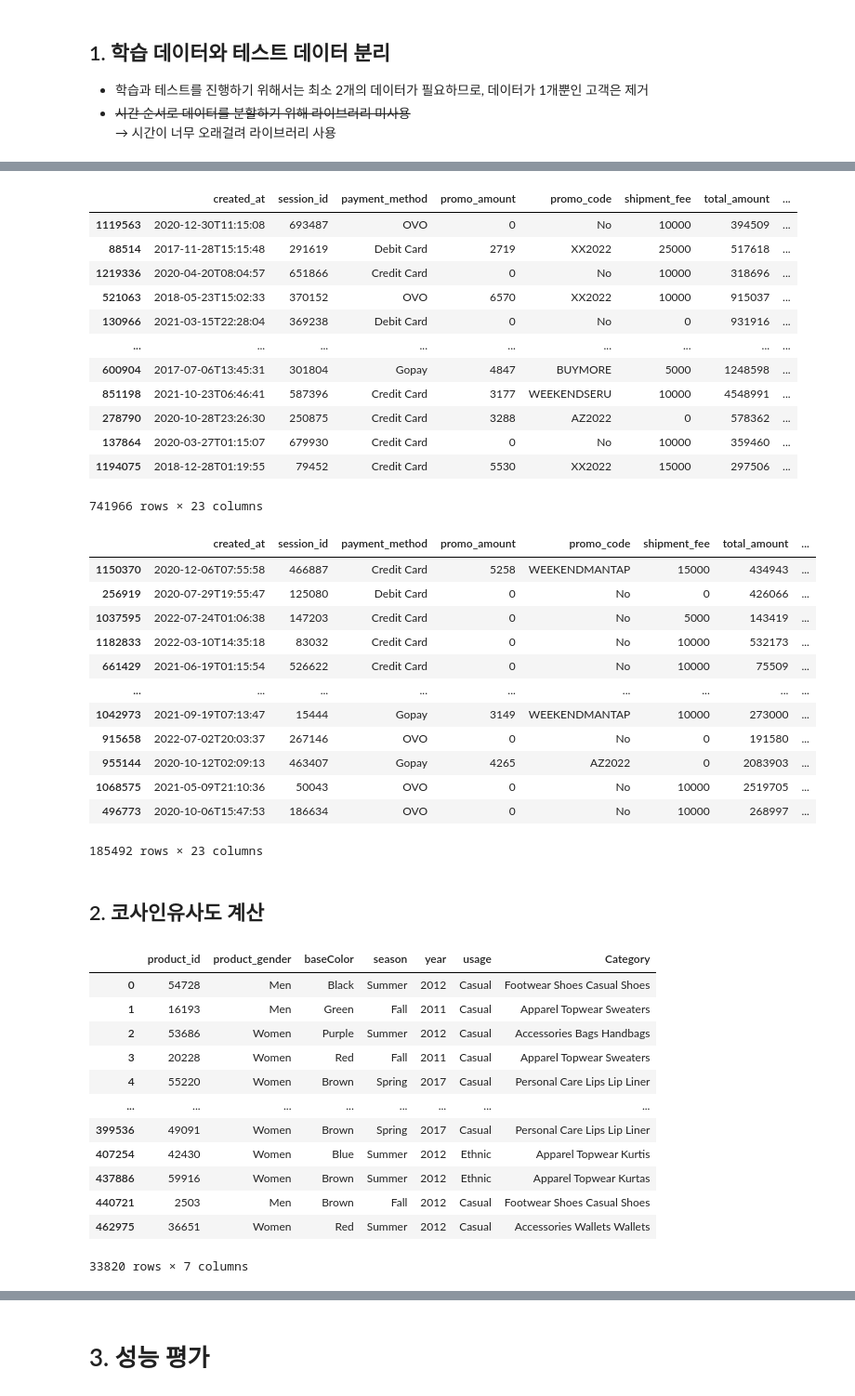
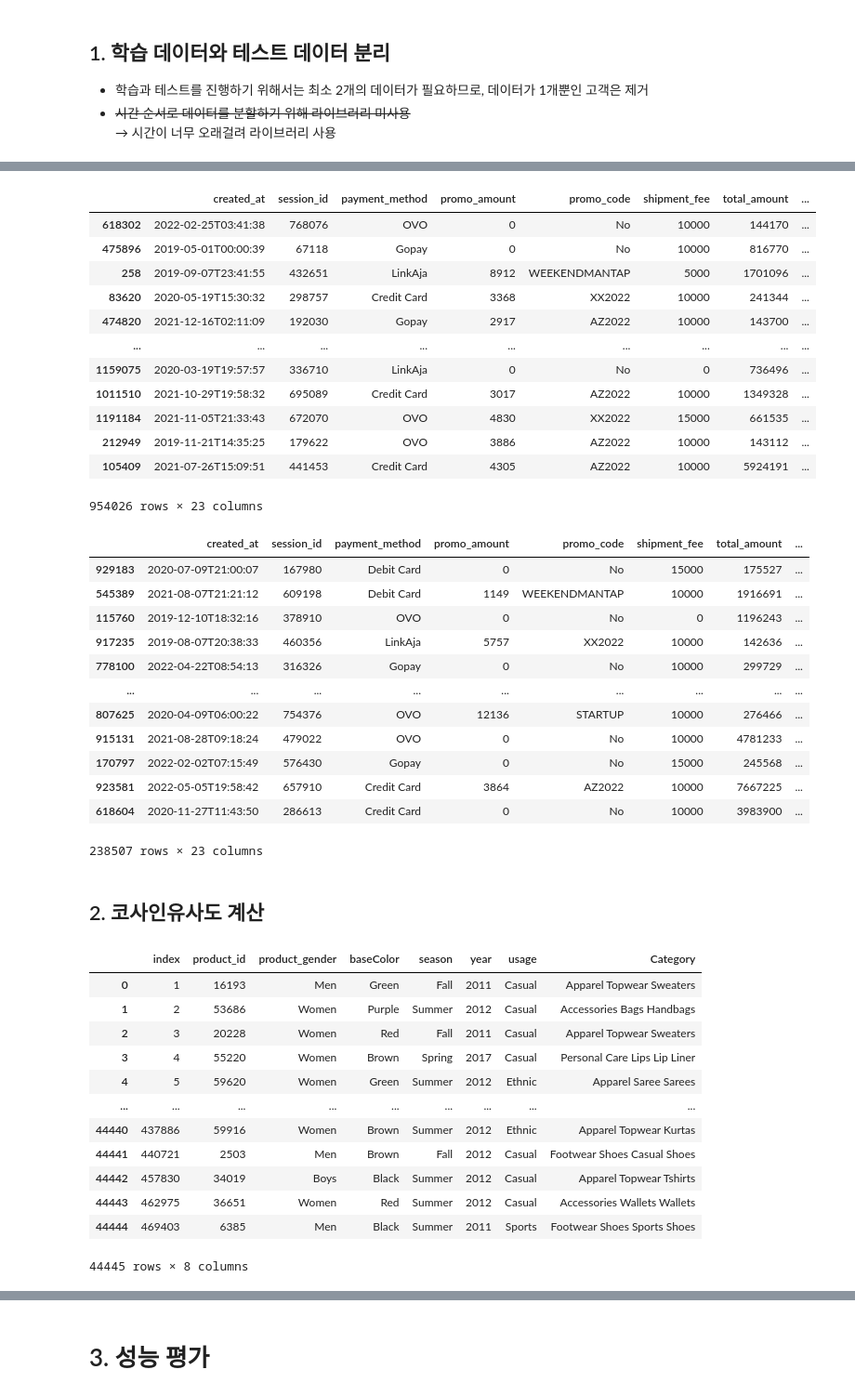
Before and after one commit to donghwi2022/ds-sa-cp2-phase2, a Jupyter notebook: model_CB.ipynb, the cells around one changed output, grey strips where cells are left out. Shown at 93% size. Drawn from its saved outputs; the diff is of its cells as text; code cells hidden in the pictures.

```diff
--- a/model_CB.ipynb
+++ b/model_CB.ipynb
@@ -88,8 +77,8 @@ sample_data.groupby('product_id').count()
 # %%
 # 데이터가 1개뿐인 고객 제거
-data_by_customer = sample_data.groupby('product_id').count()
+data_by_customer = data.groupby('customer_id').count()
 only1_data = data_by_customer[data_by_customer['created_at'] < 2].index
-data_new = data[~data['product_id'].isin(only1_data)]
+data_new = data[~data['customer_id'].isin(only1_data)]
 data_new
 # %% [output]
 |  | created_at | session_id | payment_method | promo_amount | promo_code | shipment_fee | total_amount | ... |
@@ -126,55 +115,56 @@ train_data, test_data = train_test_split(data_new, test_size=0.2, random_state=2
 train_data
 # %% [output]
 |  | created_at | session_id | payment_method | promo_amount | promo_code | shipment_fee | total_amount | ... |
-| 1119563 | 2020-12-30T11:15:08 | 693487 | OVO | 0 | No | 10000 | 394509 | ... |
-| 88514 | 2017-11-28T15:15:48 | 291619 | Debit Card | 2719 | XX2022 | 25000 | 517618 | ... |
-| 1219336 | 2020-04-20T08:04:57 | 651866 | Credit Card | 0 | No | 10000 | 318696 | ... |
-| 521063 | 2018-05-23T15:02:33 | 370152 | OVO | 6570 | XX2022 | 10000 | 915037 | ... |
-| 130966 | 2021-03-15T22:28:04 | 369238 | Debit Card | 0 | No | 0 | 931916 | ... |
+| 618302 | 2022-02-25T03:41:38 | 768076 | OVO | 0 | No | 10000 | 144170 | ... |
+| 475896 | 2019-05-01T00:00:39 | 67118 | Gopay | 0 | No | 10000 | 816770 | ... |
+| 258 | 2019-09-07T23:41:55 | 432651 | LinkAja | 8912 | WEEKENDMANTAP | 5000 | 1701096 | ... |
+| 83620 | 2020-05-19T15:30:32 | 298757 | Credit Card | 3368 | XX2022 | 10000 | 241344 | ... |
+| 474820 | 2021-12-16T02:11:09 | 192030 | Gopay | 2917 | AZ2022 | 10000 | 143700 | ... |
 | ... | ... | ... | ... | ... | ... | ... | ... | ... |
-| 600904 | 2017-07-06T13:45:31 | 301804 | Gopay | 4847 | BUYMORE | 5000 | 1248598 | ... |
-| 851198 | 2021-10-23T06:46:41 | 587396 | Credit Card | 3177 | WEEKENDSERU | 10000 | 4548991 | ... |
-| 278790 | 2020-10-28T23:26:30 | 250875 | Credit Card | 3288 | AZ2022 | 0 | 578362 | ... |
-| 137864 | 2020-03-27T01:15:07 | 679930 | Credit Card | 0 | No | 10000 | 359460 | ... |
-| 1194075 | 2018-12-28T01:19:55 | 79452 | Credit Card | 5530 | XX2022 | 15000 | 297506 | ... |
+| 1159075 | 2020-03-19T19:57:57 | 336710 | LinkAja | 0 | No | 0 | 736496 | ... |
+| 1011510 | 2021-10-29T19:58:32 | 695089 | Credit Card | 3017 | AZ2022 | 10000 | 1349328 | ... |
+| 1191184 | 2021-11-05T21:33:43 | 672070 | OVO | 4830 | XX2022 | 15000 | 661535 | ... |
+| 212949 | 2019-11-21T14:35:25 | 179622 | OVO | 3886 | AZ2022 | 10000 | 143112 | ... |
+| 105409 | 2021-07-26T15:09:51 | 441453 | Credit Card | 4305 | AZ2022 | 10000 | 5924191 | ... |
-741966 rows × 23 columns
+954026 rows × 23 columns
 # %%
 test_data
 # %% [output]
 |  | created_at | session_id | payment_method | promo_amount | promo_code | shipment_fee | total_amount | ... |
-| 1150370 | 2020-12-06T07:55:58 | 466887 | Credit Card | 5258 | WEEKENDMANTAP | 15000 | 434943 | ... |
-| 256919 | 2020-07-29T19:55:47 | 125080 | Debit Card | 0 | No | 0 | 426066 | ... |
-| 1037595 | 2022-07-24T01:06:38 | 147203 | Credit Card | 0 | No | 5000 | 143419 | ... |
-| 1182833 | 2022-03-10T14:35:18 | 83032 | Credit Card | 0 | No | 10000 | 532173 | ... |
-| 661429 | 2021-06-19T01:15:54 | 526622 | Credit Card | 0 | No | 10000 | 75509 | ... |
+| 929183 | 2020-07-09T21:00:07 | 167980 | Debit Card | 0 | No | 15000 | 175527 | ... |
+| 545389 | 2021-08-07T21:21:12 | 609198 | Debit Card | 1149 | WEEKENDMANTAP | 10000 | 1916691 | ... |
+| 115760 | 2019-12-10T18:32:16 | 378910 | OVO | 0 | No | 0 | 1196243 | ... |
+| 917235 | 2019-08-07T20:38:33 | 460356 | LinkAja | 5757 | XX2022 | 10000 | 142636 | ... |
+| 778100 | 2022-04-22T08:54:13 | 316326 | Gopay | 0 | No | 10000 | 299729 | ... |
 | ... | ... | ... | ... | ... | ... | ... | ... | ... |
-| 1042973 | 2021-09-19T07:13:47 | 15444 | Gopay | 3149 | WEEKENDMANTAP | 10000 | 273000 | ... |
-| 915658 | 2022-07-02T20:03:37 | 267146 | OVO | 0 | No | 0 | 191580 | ... |
-| 955144 | 2020-10-12T02:09:13 | 463407 | Gopay | 4265 | AZ2022 | 0 | 2083903 | ... |
-| 1068575 | 2021-05-09T21:10:36 | 50043 | OVO | 0 | No | 10000 | 2519705 | ... |
-| 496773 | 2020-10-06T15:47:53 | 186634 | OVO | 0 | No | 10000 | 268997 | ... |
+| 807625 | 2020-04-09T06:00:22 | 754376 | OVO | 12136 | STARTUP | 10000 | 276466 | ... |
+| 915131 | 2021-08-28T09:18:24 | 479022 | OVO | 0 | No | 10000 | 4781233 | ... |
+| 170797 | 2022-02-02T07:15:49 | 576430 | Gopay | 0 | No | 15000 | 245568 | ... |
+| 923581 | 2022-05-05T19:58:42 | 657910 | Credit Card | 3864 | AZ2022 | 10000 | 7667225 | ... |
+| 618604 | 2020-11-27T11:43:50 | 286613 | Credit Card | 0 | No | 10000 | 3983900 | ... |
-185492 rows × 23 columns
+238507 rows × 23 columns
 # %% [markdown]
 ## 2. 코사인유사도 계산
 # %%
 # 사용할 feature 선별
 product_data = data_new[['product_id', 'product_gender', 'baseColor', 'season', 'year', 'usage', 'Category']].drop_duplicates('product_id')
 product_data[['product_gender', 'baseColor', 'season', 'year', 'usage', 'Category']] = product_data[['product_gender', 'baseColor', 'season', 'year', 'usage', 'Category']].astype('str')
+product_data.reset_index(inplace=True)
 product_data
 # %% [output]
-|  | product_id | product_gender | baseColor | season | year | usage | Category |
-| 0 | 54728 | Men | Black | Summer | 2012 | Casual | Footwear Shoes Casual Shoes |
-| 1 | 16193 | Men | Green | Fall | 2011 | Casual | Apparel Topwear Sweaters |
-| 2 | 53686 | Women | Purple | Summer | 2012 | Casual | Accessories Bags Handbags |
-| 3 | 20228 | Women | Red | Fall | 2011 | Casual | Apparel Topwear Sweaters |
-| 4 | 55220 | Women | Brown | Spring | 2017 | Casual | Personal Care Lips Lip Liner |
-| ... | ... | ... | ... | ... | ... | ... | ... |
-| 399536 | 49091 | Women | Brown | Spring | 2017 | Casual | Personal Care Lips Lip Liner |
-| 407254 | 42430 | Women | Blue | Summer | 2012 | Ethnic | Apparel Topwear Kurtis |
-| 437886 | 59916 | Women | Brown | Summer | 2012 | Ethnic | Apparel Topwear Kurtas |
-| 440721 | 2503 | Men | Brown | Fall | 2012 | Casual | Footwear Shoes Casual Shoes |
-| 462975 | 36651 | Women | Red | Summer | 2012 | Casual | Accessories Wallets Wallets |
+|  | index | product_id | product_gender | baseColor | season | year | usage | Category |
+| 0 | 1 | 16193 | Men | Green | Fall | 2011 | Casual | Apparel Topwear Sweaters |
+| 1 | 2 | 53686 | Women | Purple | Summer | 2012 | Casual | Accessories Bags Handbags |
+| 2 | 3 | 20228 | Women | Red | Fall | 2011 | Casual | Apparel Topwear Sweaters |
+| 3 | 4 | 55220 | Women | Brown | Spring | 2017 | Casual | Personal Care Lips Lip Liner |
+| 4 | 5 | 59620 | Women | Green | Summer | 2012 | Ethnic | Apparel Saree Sarees |
+| ... | ... | ... | ... | ... | ... | ... | ... | ... |
+| 44440 | 437886 | 59916 | Women | Brown | Summer | 2012 | Ethnic | Apparel Topwear Kurtas |
+| 44441 | 440721 | 2503 | Men | Brown | Fall | 2012 | Casual | Footwear Shoes Casual Shoes |
+| 44442 | 457830 | 34019 | Boys | Black | Summer | 2012 | Casual | Apparel Topwear Tshirts |
+| 44443 | 462975 | 36651 | Women | Red | Summer | 2012 | Casual | Accessories Wallets Wallets |
+| 44444 | 469403 | 6385 | Men | Black | Summer | 2011 | Sports | Footwear Shoes Sports Shoes |
-33820 rows × 7 columns
+44445 rows × 8 columns
 # %%
 product_data['features'] = product_data['product_gender']+' ' +product_data['baseColor']+' ' +product_data['season']+' ' +product_data['year']+' ' +product_data['usage']+' ' +product_data['Category']
 product_data
```
Also changed, not shown: parts of 15 cells of this notebook.
